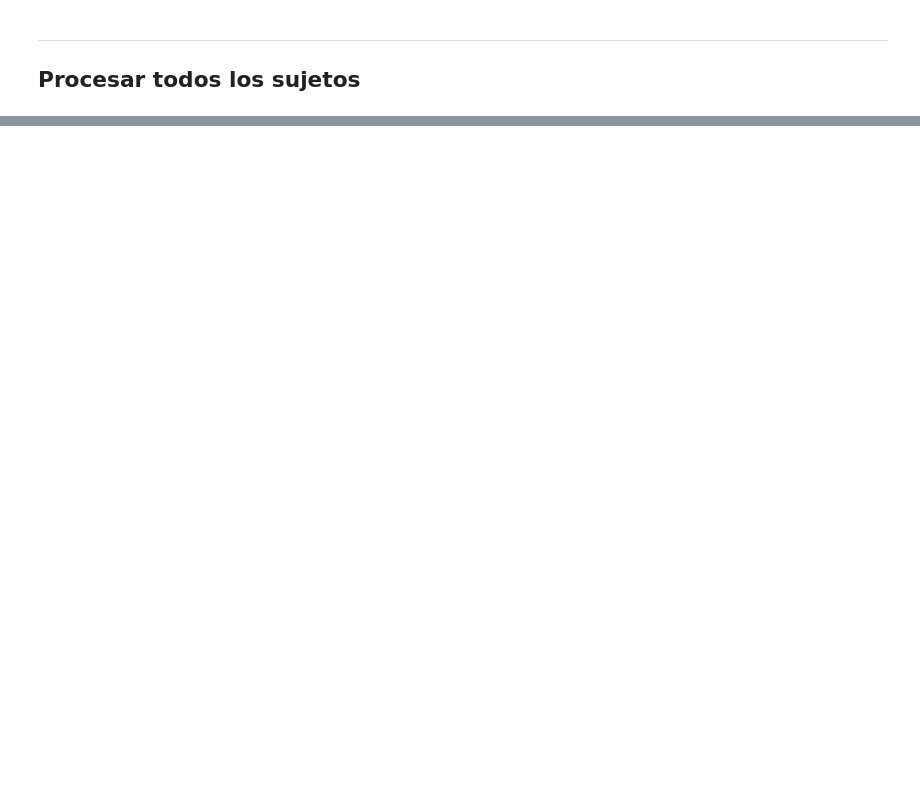
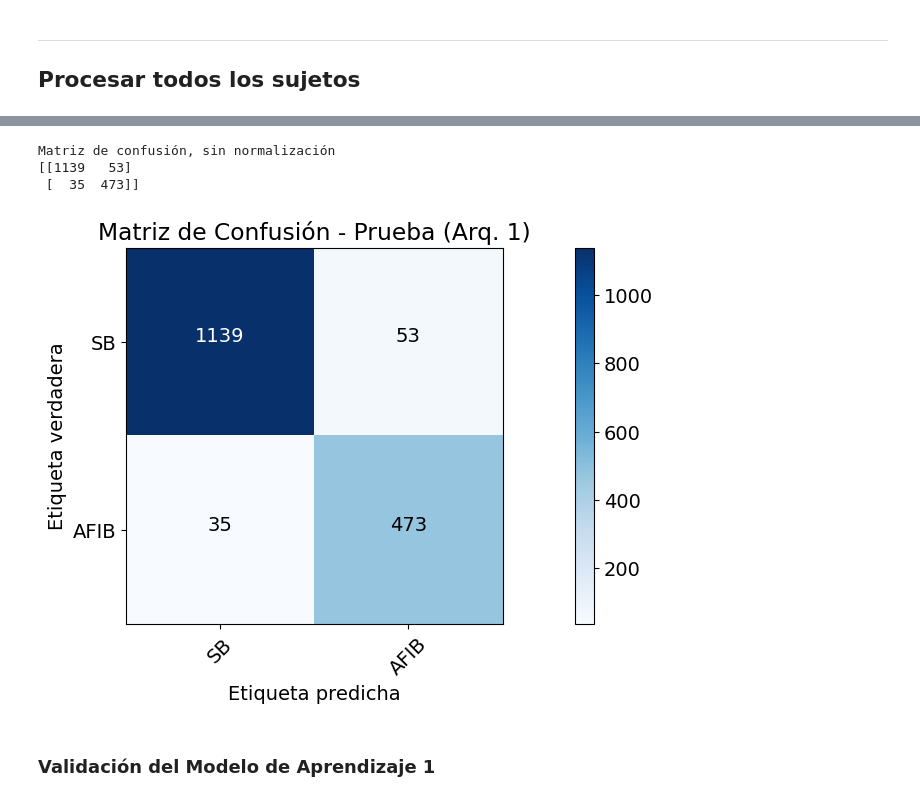
Before and after one commit to LuEnciso21/BIOSENALES24II, a Jupyter notebook: Proyecto4/P4_LuisaEnciso.ipynb, the cells around one changed output, grey strips where cells are left out. Saved outputs shown, nothing was run; the diff lists cells and outputs as text; code cells hidden in the pictures; blank space fills up the shorter version.

Commit message:
proyecto4final

```diff
--- a/Proyecto4/P4_LuisaEnciso.ipynb
+++ b/Proyecto4/P4_LuisaEnciso.ipynb
@@ -492,0 +419,15 @@ Procesado 5664: MUSE_20180116_133908_01000
+# %%
+# Paso 1: Leer el archivo CSV
+df = pd.read_csv(r"C:\Users\luisa\OneDrive - Universidad de Antioquia\Documentos\BIOSENALES24II\Proyecto4\results.csv")
+
+# Paso 2: Codificar la columna 'Gender' a valores binarios (0: Female, 1: Male)
+df['Gender'] = df['Gender'].map({'MALE': 1, 'FEMALE': 0})
+
+# Paso 3: Codificar la columna 'Rhythm' a valores binarios (0: SB, 1: AFIB)
+df['Rythm'] = df['Rythm'].map({'SB': 0, 'AFIB': 1})
+
+# Paso 4: Guardar el DataFrame procesado en un nuevo archivo CSV
+df.to_csv(r"C:\Users\luisa\OneDrive - Universidad de Antioquia\Documentos\BIOSENALES24II\Proyecto4\processed_results.csv", index=False)
+
+# Verificar los primeros registros del DataFrame procesado
+df.head()
@@ -492,0 +457,18 @@ Procesado 5664: MUSE_20180116_133908_01000
+# %%
+# Paso 1 - Crear arreglos para las características y la variable objetivo
+
+target_column = ['Rythm']  # La columna que contiene las etiquetas (SB o AFIB)
+predictors = list(set(list(df.columns))-set(target_column))  # Seleccionar las columnas que no sean 'Rythm'
+print("Predictors:", predictors)  # Imprimir las columnas seleccionadas como predictores
+
+# Excluir la columna 'FileName' de los predictores
+predictors = [col for col in predictors if col != 'FileName']  # Filtrar 'FileName' para no incluirla en la normalización
+
+# Filtrar solo las columnas numéricas para la normalización
+numeric_predictors = df[predictors].select_dtypes(include=['number']).columns  # Seleccionar solo las columnas numéricas
+
+# Normalizar solo las columnas numéricas
+df[numeric_predictors] = df[numeric_predictors] / df[numeric_predictors].max()  # Normalización de las columnas numéricas
+
+# Ver el resumen de estadísticas de las columnas después de la normalización
+df.describe()  # Mostrar estadísticas descriptivas de las columnas
@@ -492,0 +607,10 @@ Procesado 5664: MUSE_20180116_133908_01000
+# %%
+mc_test = confusion_matrix(y_test,predict_test)
+plot_confusion_matrix(mc_test, classes=target_names,title='Matriz de Confusión - Prueba (Arq. 1)')
+# %% [output]
+Matriz de confusión, sin normalización
+[[1139   53]
+ [  35  473]]
+[figure, added]
+# %% [markdown]
+### Validación del Modelo de Aprendizaje 1
```
Also changed, not shown: parts of 48 cells of this notebook, 2 other files.
